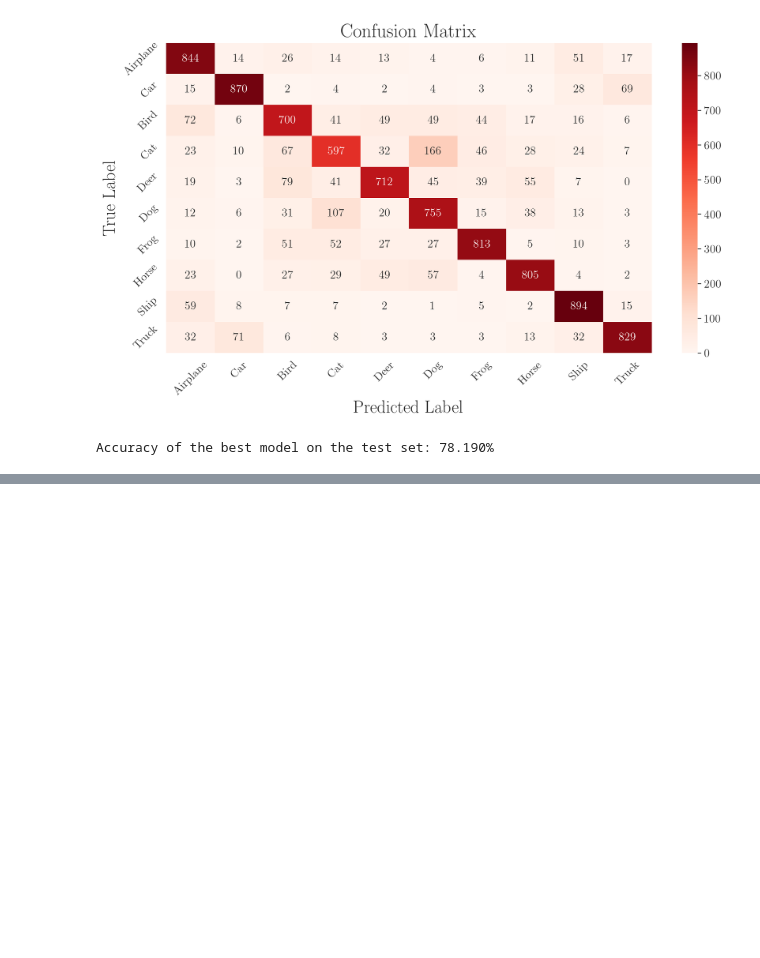
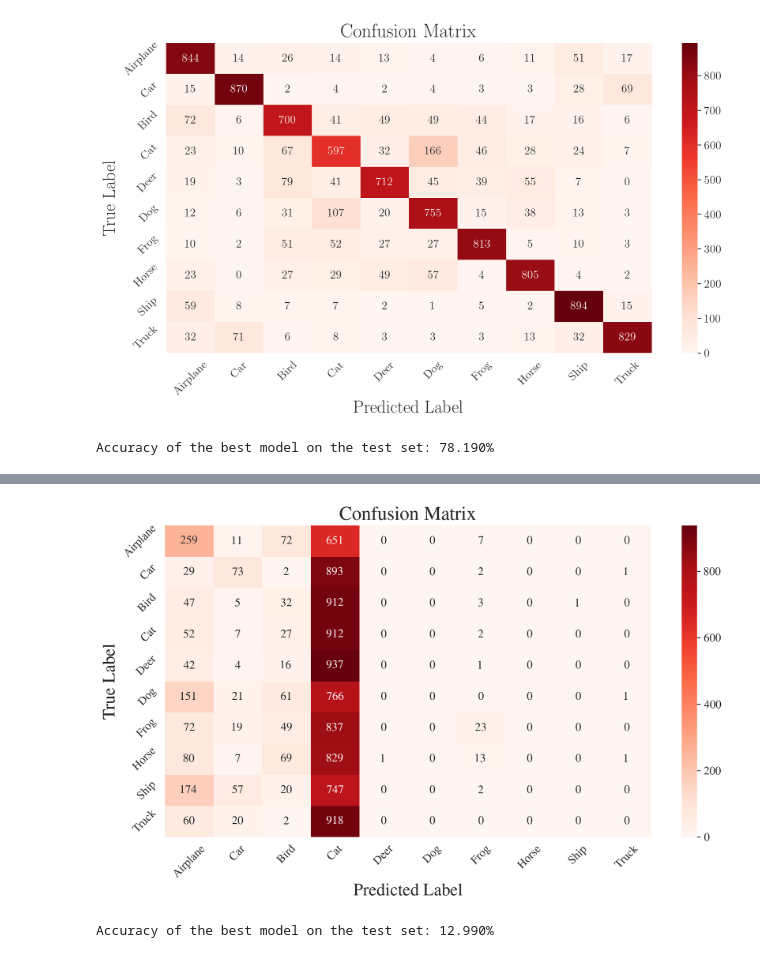
Before and after one commit to gabemorris12/machine_learning, a Jupyter notebook: Homework 5/Machine Learning Homework 5.ipynb, the cells around one changed output, grey strips where cells are left out. Drawn from its saved outputs; the diff is of its cells as text; code cells hidden in the pictures; blank space fills up the shorter version.

```diff
--- a/Homework 5/Machine Learning Homework 5.ipynb
+++ b/Homework 5/Machine Learning Homework 5.ipynb
@@ -386,0 +401,18 @@ In this problem, we built a more complex CNN using multiple convolutional layers
+# %%
+# Preprocess CIFAR-10 images for MobileNetV2:
+# Our x_train and x_test are normalized between 0 and 1, but MobileNetV2 expects inputs in a different scale.
+# First, rescale back to [0, 255], resize to 224x224, then use the MobileNetV2 preprocessing.
+x_train_rescaled = (x_train*255).astype('float32')
+x_test_rescaled = (x_test*255).astype('float32')
+
+def resize_images(images, size=(224, 224)):
+    resized = np.zeros((images.shape[0], size[0], size[1], images.shape[3]), dtype=np.float32)
+    for im in range(images.shape[0]):
+        resized[im] = cv2.resize(images[im], size)
+    return resized
+
+x_train_resized = resize_images(x_train_rescaled)
+x_test_resized = resize_images(x_test_rescaled)
+
+x_train_preprocessed = preprocess_input(x_train_resized)
+x_test_preprocessed = preprocess_input(x_test_resized)
@@ -386,0 +477,26 @@ In this problem, we built a more complex CNN using multiple convolutional layers
+# %%
+# Making the confusion matrix
+p6_best_model = load_model('best_model_p6.keras')  # Load the best model
+y_pred = p6_best_model.predict(x_test_preprocessed, verbose=False)  # Get predictions on the test set
+
+# Convert predictions to class labels
+y_pred_labels = np.argmax(y_pred, axis=1)  # finding the highest probability
+cm = confusion_matrix(y_test.flatten(), y_pred_labels)
+
+# Plot confusion matrix
+fig, ax = plt.subplots()
+sns.heatmap(cm, annot=True, fmt='d', cmap='Reds', xticklabels=class_names, yticklabels=class_names, ax=ax)
+ax.set_title('Confusion Matrix')
+ax.set_xlabel('Predicted Label')
+ax.set_ylabel('True Label')
+ax.tick_params(axis='x', rotation=45)
+ax.tick_params(axis='y', rotation=45)
+plt.show()
+# %% [output]
+[figure, added]
+# %%
+# Accuracy score
+accuracy = accuracy_score(y_test.flatten(), y_pred_labels)
+print(f'Accuracy of the best model on the test set: {accuracy:.3%}')
+# %% [output]
+Accuracy of the best model on the test set: 12.990%
```
Also changed, not shown: parts of 3 cells of this notebook.
